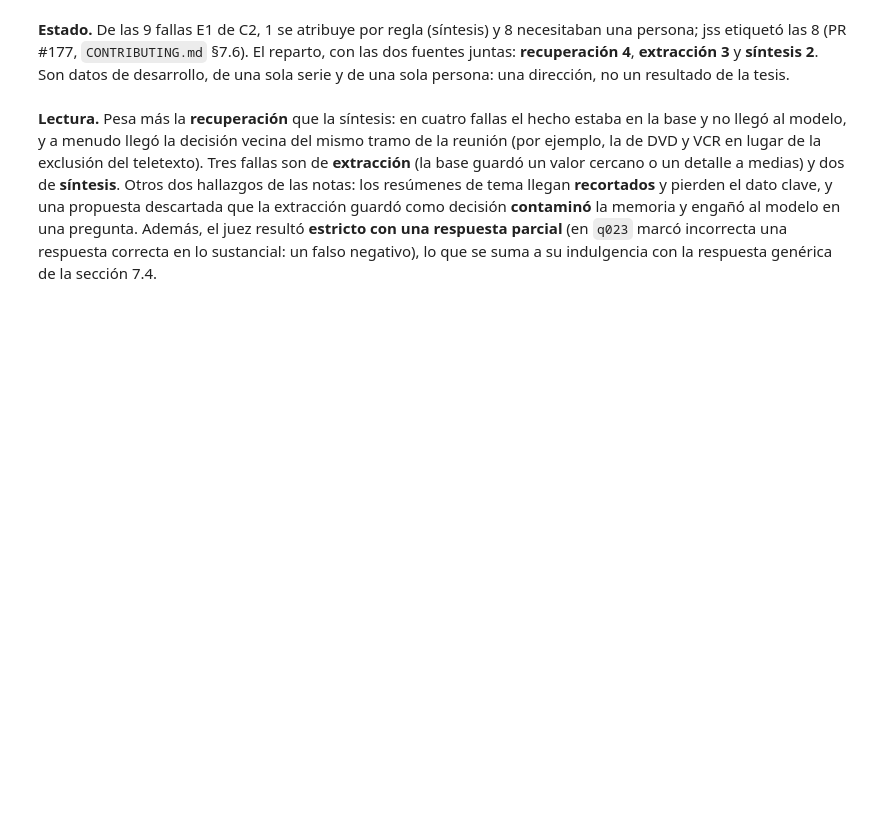
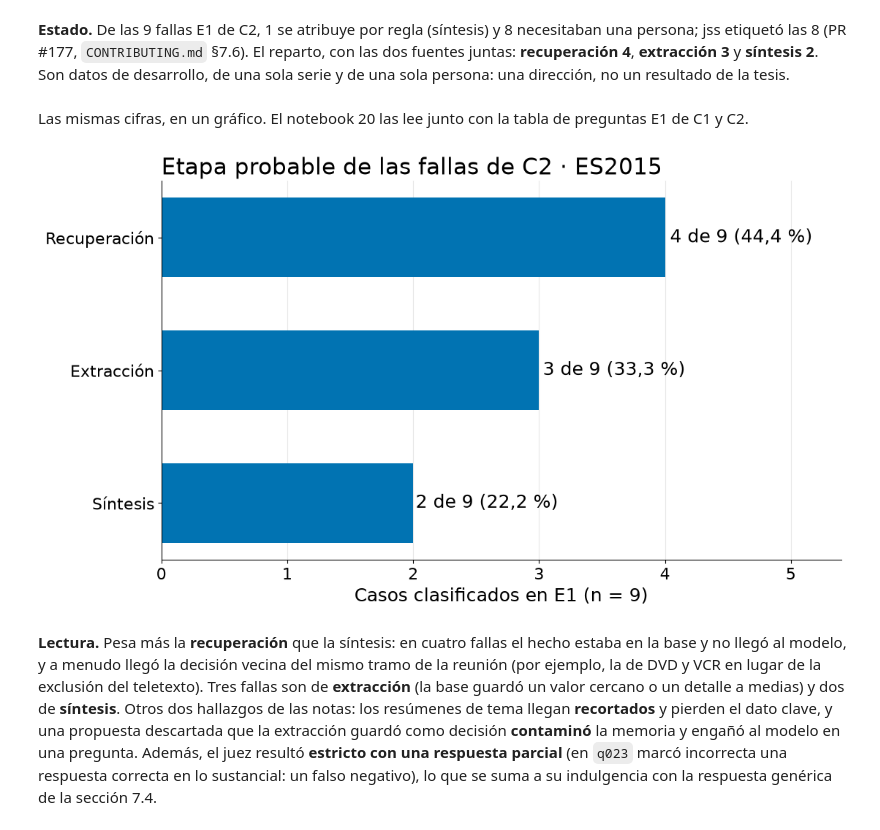
Before and after one commit to jasonssdev/mcd-afg, a Jupyter notebook: notebooks/19-jss-modelos.ipynb, the cells around one changed output. Drawn from its saved outputs; the diff is of its cells as text; code cells hidden in the pictures; blank space fills up the shorter version.

```diff
--- a/notebooks/19-jss-modelos.ipynb
+++ b/notebooks/19-jss-modelos.ipynb
@@ -1999,6 +2053,26 @@ md(
 )
 # %% [output]
 **Estado.** De las 9 fallas E1 de C2, 1 se atribuye por regla (síntesis) y 8 necesitaban una persona; jss etiquetó las 8 (PR #177, `CONTRIBUTING.md` §7.6). El reparto, con las dos fuentes juntas: **recuperación 4**, **extracción 3** y **síntesis 2**. Son datos de desarrollo, de una sola serie y de una sola persona: una dirección, no un resultado de la tesis.
+# %% [markdown]
+Las mismas cifras, en un gráfico. El notebook 20 las lee junto con la tabla de preguntas E1 de
+C1 y C2.
+# %%
+OE4_NAMES = {"recuperacion": "Recuperación", "extraccion": "Extracción", "sintesis": "Síntesis"}
+OE4_SHARES = stage_shares({stage: OE4_STAGES[stage] for stage in OE4_NAMES})
+with video_style():
+    fig = plot_hbars(
+        {OE4_NAMES[s]: float(OE4_SHARES.loc[s, "cases"]) for s in OE4_SHARES.index},
+        annotations=[
+            f"{n} de {n_oe4_total} ({pct(share)})"
+            for n, share in zip(OE4_SHARES["cases"], OE4_SHARES["share"], strict=True)
+        ],
+        xlabel=f"Casos clasificados en E1 (n = {n_oe4_total})",
+        title="Etapa probable de las fallas de C2 · ES2015",
+    )
+    display(fig)
+    plt.close(fig)
+# %% [output]
+[figure, added]
 # %% [markdown]
 **Lectura.** Pesa más la **recuperación** que la síntesis: en cuatro fallas el hecho estaba en la
 base y no llegó al modelo, y a menudo llegó la decisión vecina del mismo tramo de la reunión (por
```
Also changed, not shown: parts of 5 cells of this notebook, 2 other files.
